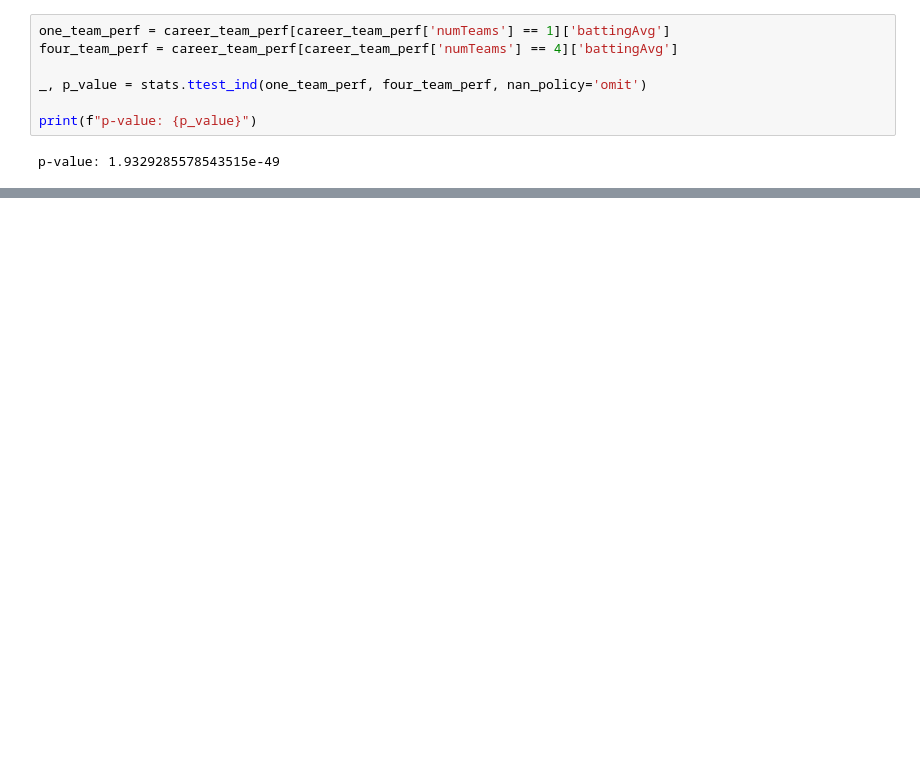
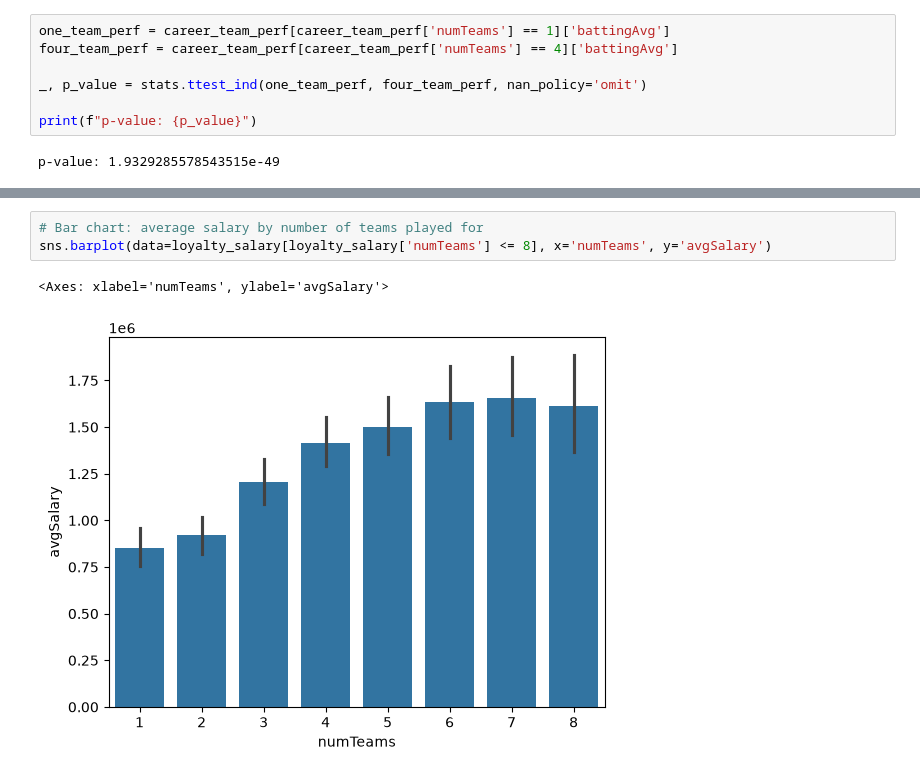
Before and after one commit to byerlyb20/cs5830_project1, a Jupyter notebook: project1.ipynb, the cells around one changed output, grey strips where cells are left out. Drawn from its saved outputs; the diff is of its cells as text; blank space fills up the shorter version.

```diff
--- a/project1.ipynb
+++ b/project1.ipynb
@@ -48,0 +58,6 @@ p-value: 1.9329285578543515e-49
+# %%
+# Bar chart: average salary by number of teams played for
+sns.barplot(data=loyalty_salary[loyalty_salary['numTeams'] <= 8], x='numTeams', y='avgSalary')
+# %% [output]
+<Axes: xlabel='numTeams', ylabel='avgSalary'>
+[figure, added]
```
Also changed, not shown: parts of 20 cells of this notebook, 1 other file.
